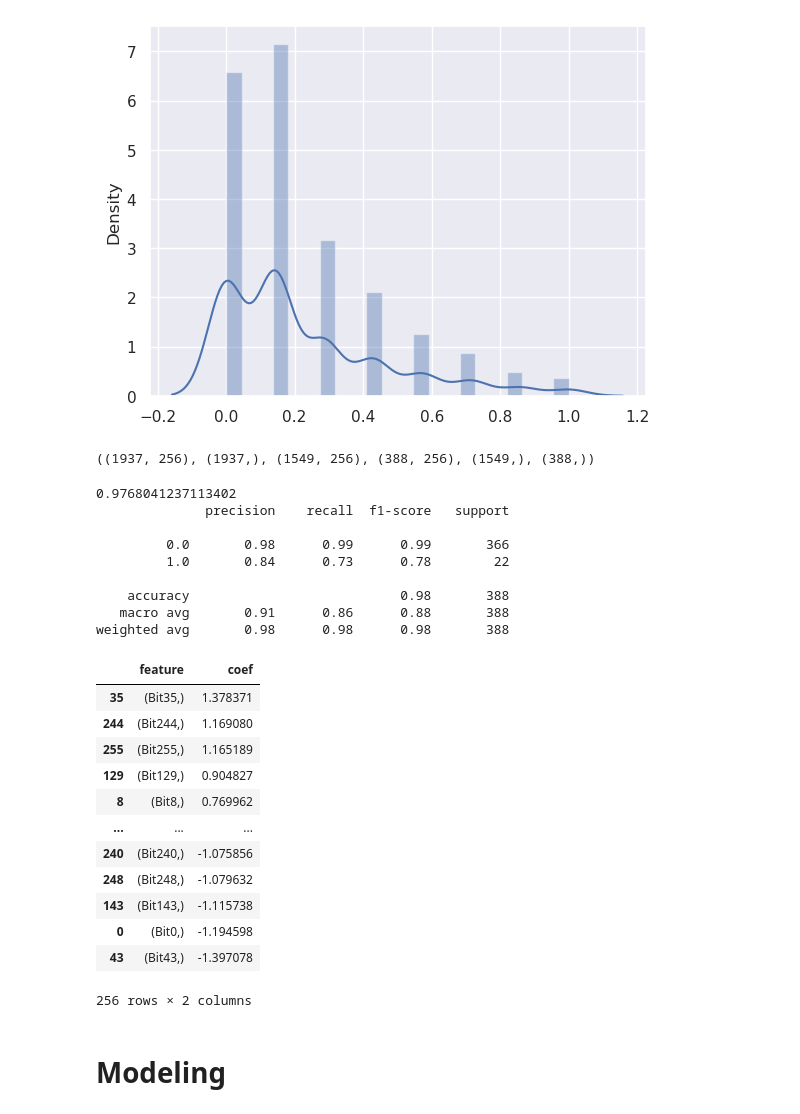
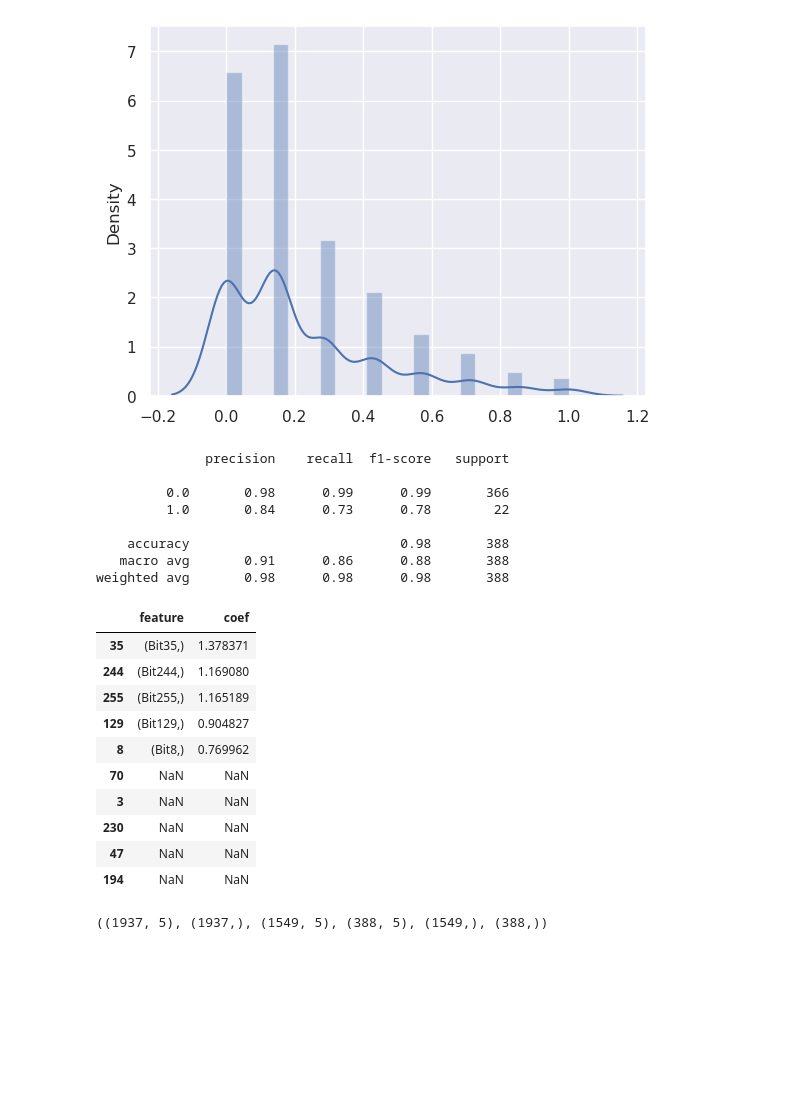
Before and after one commit to yonkeenn/projectCarPlateDetection, a Jupyter notebook: projectCarPlateDetection_CV.ipynb, the cells around one changed output. Saved outputs shown, nothing was run; the diff lists cells and outputs as text; code cells hidden in the pictures; blank space fills up the shorter version.

```diff
--- a/projectCarPlateDetection_CV.ipynb
+++ b/projectCarPlateDetection_CV.ipynb
@@ -1047,44 +1054,48 @@ X = scaled_df
 y = df_new.iloc[:, -1]
 
 X_train, X_test, y_train, y_test = train_test_split(X, y, test_size=0.2, random_state=42)
-X.shape, y.shape, X_train.shape, X_test.shape, y_train.shape, y_test.shape
+# X.shape, y.shape, X_train.shape, X_test.shape, y_train.shape, y_test.shape
+
+log_rg = LogisticRegression().fit(X_train, y_train)
+#scores = cross_val_score(log_rg, X_train, y_train, cv=5)
+#print(scores)
+#print(log_rg.score(X_test, y_test))
+print(classification_report(y_test, log_rg.predict(X_test)))
+#print(len(log_rg.coef_[0]))
 # %% [output]
-((1937, 256), (1937,), (1549, 256), (388, 256), (1549,), (388,))
+              precision    recall  f1-score   support
+
+         0.0       0.98      0.99      0.99       366
+         1.0       0.84      0.73      0.78        22
+
+    accuracy                           0.98       388
+   macro avg       0.91      0.86      0.88       388
+weighted avg       0.98      0.98      0.98       388
 # %%
-
-log_rg = LogisticRegression().fit(X_train, y_train)
-cross_val_score(log_rg, X_train, y_train, cv=5)
-print(log_rg.score(X_test, y_test))
-print(classification_report(y_test, log_rg.predict(X_test)))
+# The importance variable selection will be done by usign coeficient:
 
 feature_importance_lr = pd.DataFrame(zip(X.columns.values, log_rg.coef_.ravel()))
 feature_importance_lr.columns = ['feature', 'coef']
 feature_importance_lr.sort_values("coef", ascending=False, inplace=True)
+feature_importance_lr.where(feature_importance_lr["coef"] >0.75).head(10)
 # %% [output]
-0.9768041237113402
-              precision    recall  f1-score   support
-
-         0.0       0.98      0.99      0.99       366
-         1.0       0.84      0.73      0.78        22
-
-    accuracy                           0.98       388
-   macro avg       0.91      0.86      0.88       388
-weighted avg       0.98      0.98      0.98       388
+|  | feature | coef |
+| 35 | (Bit35,) | 1.378371 |
+| 244 | (Bit244,) | 1.169080 |
+| 255 | (Bit255,) | 1.165189 |
+| 129 | (Bit129,) | 0.904827 |
+| 8 | (Bit8,) | 0.769962 |
+| 70 | NaN | NaN |
+| 3 | NaN | NaN |
+| 230 | NaN | NaN |
+| 47 | NaN | NaN |
+| 194 | NaN | NaN |
 # %%
-feature_importance_lr
+# So according to this we only will use variable Bit35, Bit244, Bit255, Bit129, Bit8
+X = scaled_df[["Bit35", "Bit244", "Bit255", "Bit129", "Bit8"]]
+y = df_new.iloc[:, -1]
+
+X_train, X_test, y_train, y_test = train_test_split(X, y, test_size=0.2, random_state=42)
+X.shape, y.shape, X_train.shape, X_test.shape, y_train.shape, y_test.shape
 # %% [output]
-|  | feature | coef |
-| 35 | (Bit35,) | 1.378371 |
-| 244 | (Bit244,) | 1.169080 |
-| 255 | (Bit255,) | 1.165189 |
-| 129 | (Bit129,) | 0.904827 |
-| 8 | (Bit8,) | 0.769962 |
-| ... | ... | ... |
-| 240 | (Bit240,) | -1.075856 |
-| 248 | (Bit248,) | -1.079632 |
-| 143 | (Bit143,) | -1.115738 |
-| 0 | (Bit0,) | -1.194598 |
-| 43 | (Bit43,) | -1.397078 |
-256 rows × 2 columns
+((1937, 5), (1937,), (1549, 5), (388, 5), (1549,), (388,))
-# %% [markdown]
-# Modeling
```
Also changed, not shown: parts of 13 cells of this notebook.
